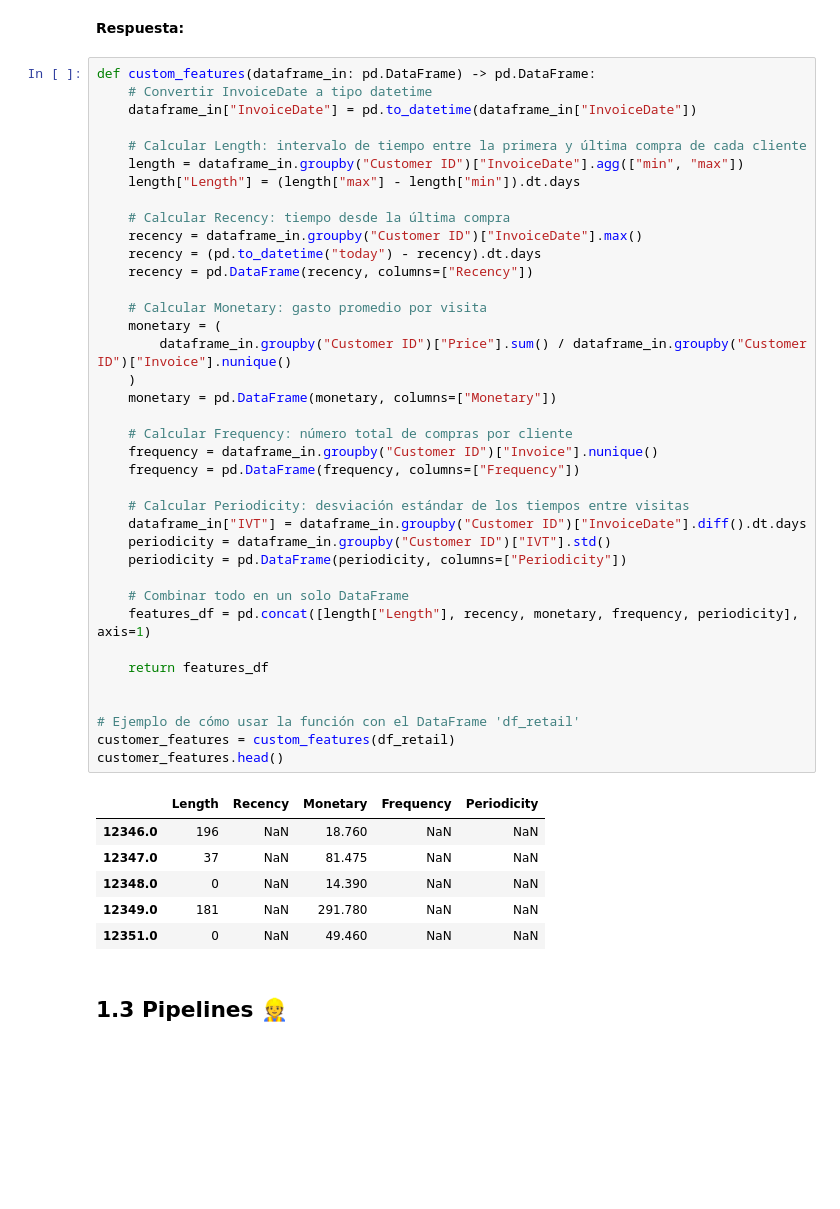
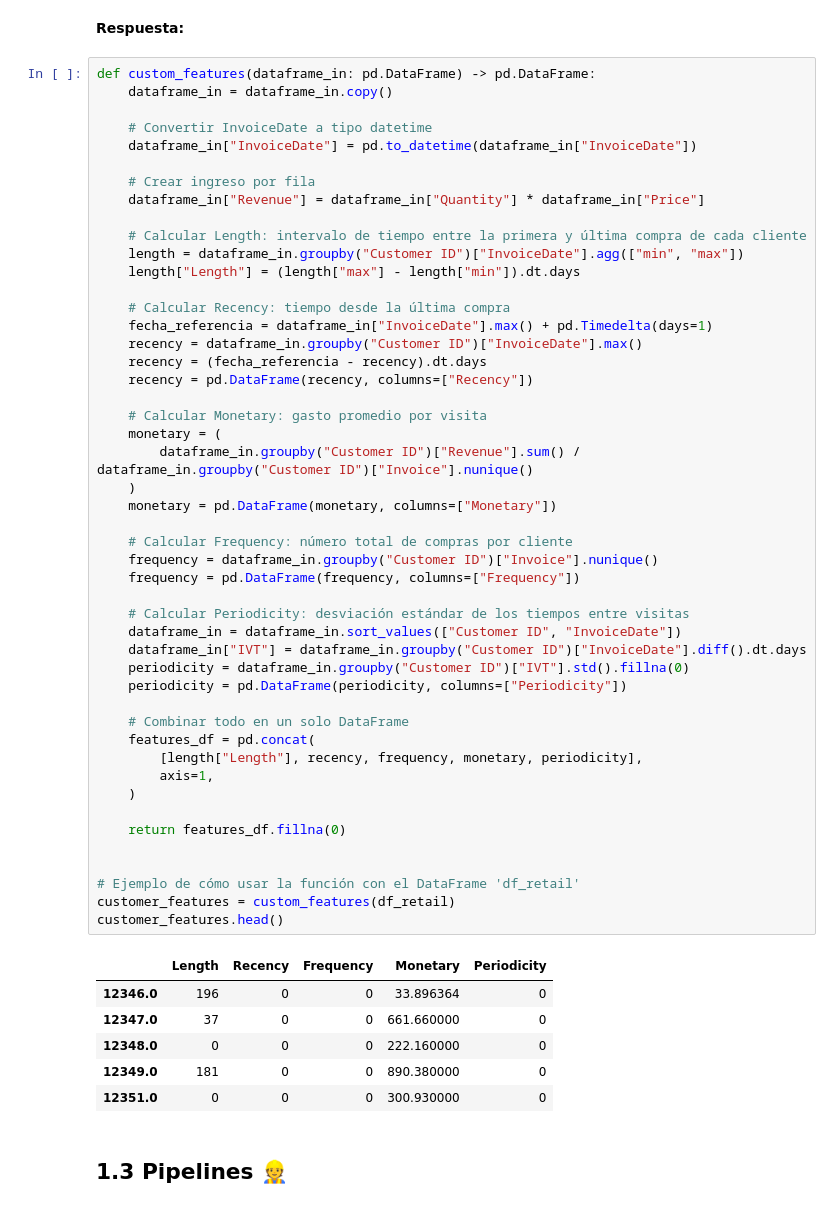
Before and after one commit to cadaeic628/MDS7202, a Jupyter notebook: labs/lab_5/Laboratorio_5.ipynb, the cells around one changed output. Saved outputs shown, nothing was run; the diff lists cells and outputs as text; blank space fills up the shorter version.

```diff
--- a/labs/lab_5/Laboratorio_5.ipynb
+++ b/labs/lab_5/Laboratorio_5.ipynb
@@ -157,49 +145,59 @@ Una referencia que les puede ser útil es el [documento original](https://www.re
 **Respuesta:**
 # %%
 def custom_features(dataframe_in: pd.DataFrame) -> pd.DataFrame:
+    dataframe_in = dataframe_in.copy()
+
     # Convertir InvoiceDate a tipo datetime
     dataframe_in["InvoiceDate"] = pd.to_datetime(dataframe_in["InvoiceDate"])
+
+    # Crear ingreso por fila
+    dataframe_in["Revenue"] = dataframe_in["Quantity"] * dataframe_in["Price"]
 
     # Calcular Length: intervalo de tiempo entre la primera y última compra de cada cliente
     length = dataframe_in.groupby("Customer ID")["InvoiceDate"].agg(["min", "max"])
     length["Length"] = (length["max"] - length["min"]).dt.days
 
     # Calcular Recency: tiempo desde la última compra
+    fecha_referencia = dataframe_in["InvoiceDate"].max() + pd.Timedelta(days=1)
     recency = dataframe_in.groupby("Customer ID")["InvoiceDate"].max()
-    recency = (pd.to_datetime("today") - recency).dt.days
+    recency = (fecha_referencia - recency).dt.days
     recency = pd.DataFrame(recency, columns=["Recency"])
 
     # Calcular Monetary: gasto promedio por visita
     monetary = (
-        dataframe_in.groupby("Customer ID")["Price"].sum() / dataframe_in.groupby("Customer ID")["Invoice"].nunique()
+        dataframe_in.groupby("Customer ID")["Revenue"].sum() / dataframe_in.groupby("Customer ID")["Invoice"].nunique()
     )
     monetary = pd.DataFrame(monetary, columns=["Monetary"])
 
     # Calcular Frequency: número total de compras por cliente
     frequency = dataframe_in.groupby("Customer ID")["Invoice"].nunique()
     frequency = pd.DataFrame(frequency, columns=["Frequency"])
 
     # Calcular Periodicity: desviación estándar de los tiempos entre visitas
+    dataframe_in = dataframe_in.sort_values(["Customer ID", "InvoiceDate"])
     dataframe_in["IVT"] = dataframe_in.groupby("Customer ID")["InvoiceDate"].diff().dt.days
-    periodicity = dataframe_in.groupby("Customer ID")["IVT"].std()
+    periodicity = dataframe_in.groupby("Customer ID")["IVT"].std().fillna(0)
     periodicity = pd.DataFrame(periodicity, columns=["Periodicity"])
 
     # Combinar todo en un solo DataFrame
-    features_df = pd.concat([length["Length"], recency, monetary, frequency, periodicity], axis=1)
+    features_df = pd.concat(
+        [length["Length"], recency, frequency, monetary, periodicity],
+        axis=1,
+    )
 
-    return features_df
+    return features_df.fillna(0)
 
 
 # Ejemplo de cómo usar la función con el DataFrame 'df_retail'
 customer_features = custom_features(df_retail)
 customer_features.head()
 # %% [output]
-|  | Length | Recency | Monetary | Frequency | Periodicity |
-| 12346.0 | 196 | NaN | 18.760 | NaN | NaN |
-| 12347.0 | 37 | NaN | 81.475 | NaN | NaN |
-| 12348.0 | 0 | NaN | 14.390 | NaN | NaN |
-| 12349.0 | 181 | NaN | 291.780 | NaN | NaN |
-| 12351.0 | 0 | NaN | 49.460 | NaN | NaN |
+|  | Length | Recency | Frequency | Monetary | Periodicity |
+| 12346.0 | 196 | 0 | 0 | 33.896364 | 0 |
+| 12347.0 | 37 | 0 | 0 | 661.660000 | 0 |
+| 12348.0 | 0 | 0 | 0 | 222.160000 | 0 |
+| 12349.0 | 181 | 0 | 0 | 890.380000 | 0 |
+| 12351.0 | 0 | 0 | 0 | 300.930000 | 0 |
 # %% [markdown]
 ## 1.3 Pipelines 👷
 # %% [markdown]
```
Also changed, not shown: parts of 11 cells of this notebook.
